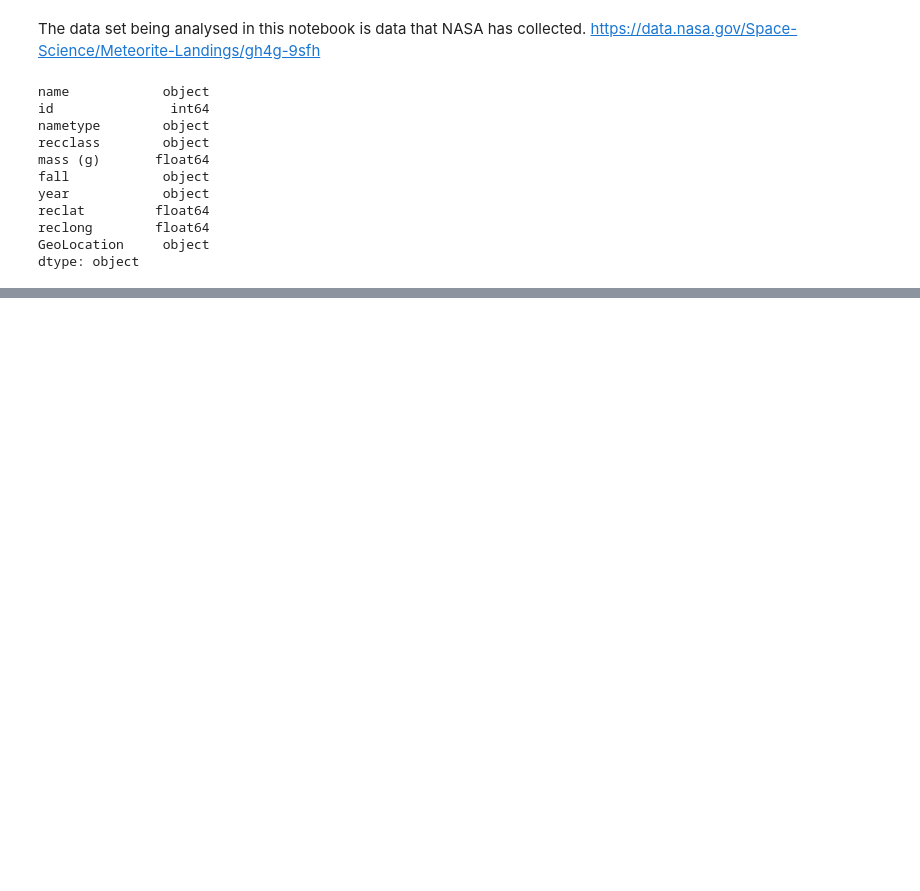
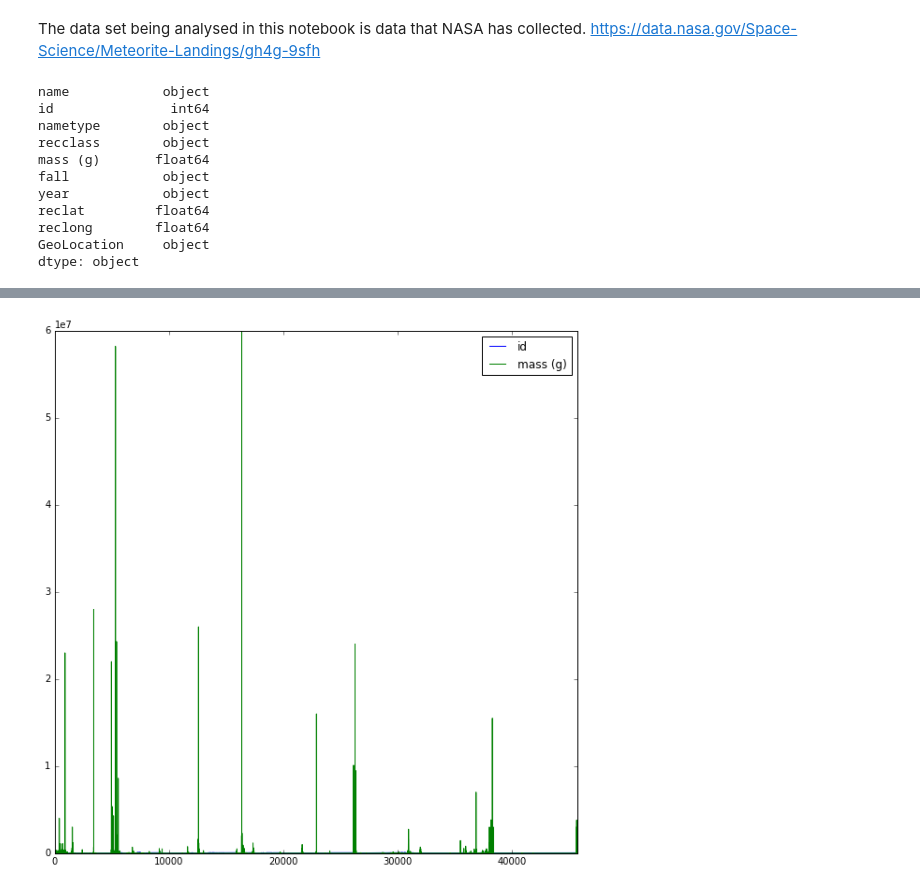
Before and after one commit to Essymay/CS2006p3, a Jupyter notebook: NASAData.ipynb, the cells around one changed output, grey strips where cells are left out. Saved outputs shown, nothing was run; the diff lists cells and outputs as text; code cells hidden in the pictures; blank space fills up the shorter version.

Commit message:
adding the NASA updates

```diff
--- a/NASAData.ipynb
+++ b/NASAData.ipynb
@@ -50,5 +50,5 @@ GeoLocation     object
 dtype: object
 # %%
 refinedNASA = df.copy()
-#refinedNASA = refinedNASA.dropna()
-#refinedNASA = refinedNASA.drop_duplicates()
+refinedNASA = refinedNASA.dropna()
+refinedNASA = refinedNASA.drop_duplicates()
@@ -57,3 +55,37 @@ refinedNASA = df.copy()
+# %%
+fallarray = ['Fell', 'Found']
+nametypearray = ['Valid', 'Relict']
+
+rowsToRemove = []
+
+rCounter = 0
+falls = refinedNASA['fall']
+for fa in falls:
+    flag = 1
+    for f in fallarray:
+                if f == fa:
+                    flag = 0
+    if flag == 1:
+        rowsToRemove.append(rCounter)
+    rCounter = rCounter + 1
+
+rCounter = 0
+types = refinedNASA['nametype']
+for typ in types:
+    flag = 1
+    for name in nametypearray:
+                if name == typ:
+                    flag = 0
+    if flag == 1:
+        rowsToRemove.append(rCounter)
+    rCounter = rCounter + 1
+
+rowsToRemove.sort(reverse=True)
+
+for i in rowsToRemove:
+    refinedNASA = refinedNASA.drop(refinedNASA.index[[i]])
+
+refinedNASA.to_csv("refinedNASA.csv")
 # %%
 len(refinedNASA)
 # %% [output]
@@ -64,0 +221,5 @@ len(refinedNASA)
+# %%
+refinedNASA[['id', 'mass (g)']].plot(kind="line", figsize=(10,10))
+plt.show()
+# %% [output]
+[figure, added]
```
Also changed, not shown: parts of 14 cells of this notebook, 1 other file.
